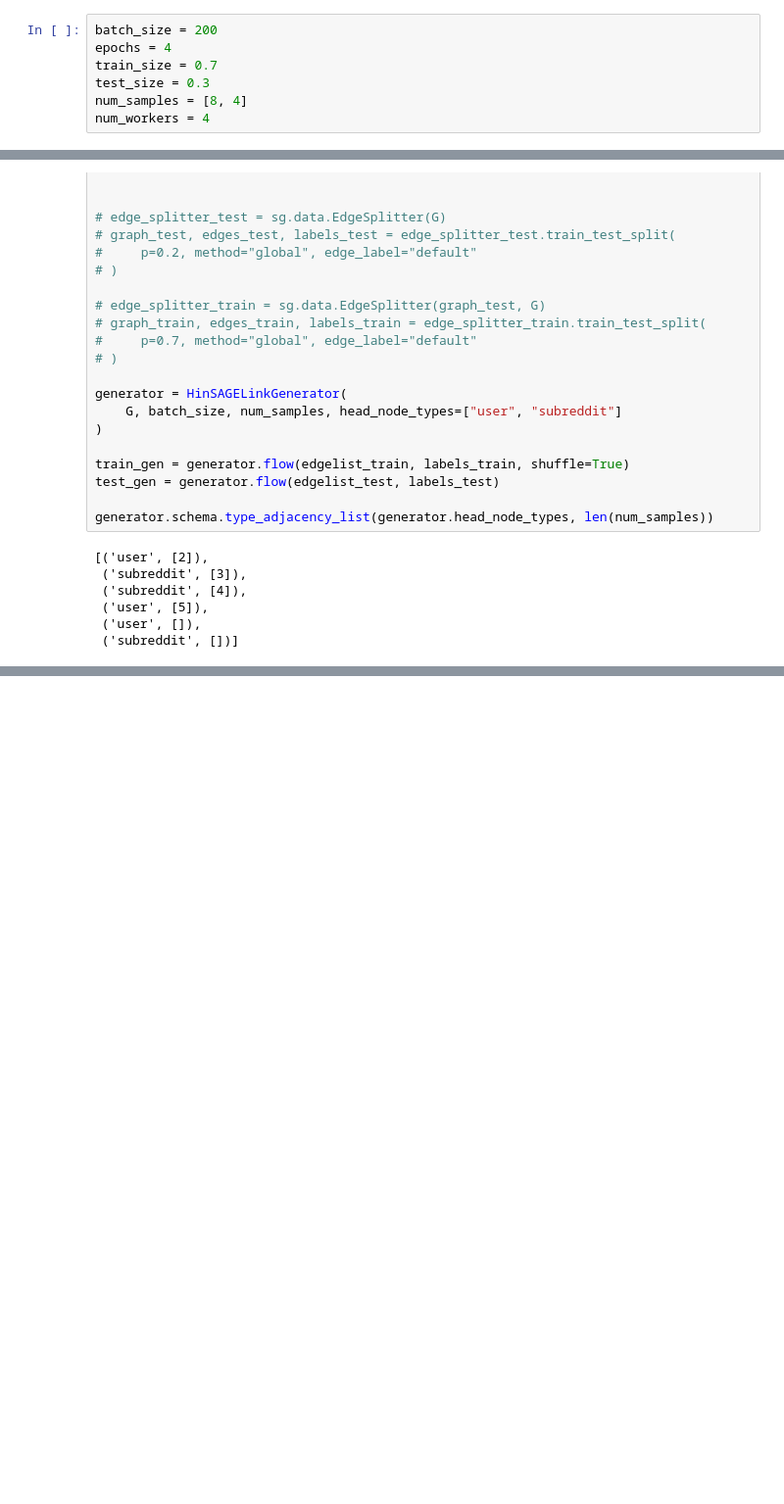
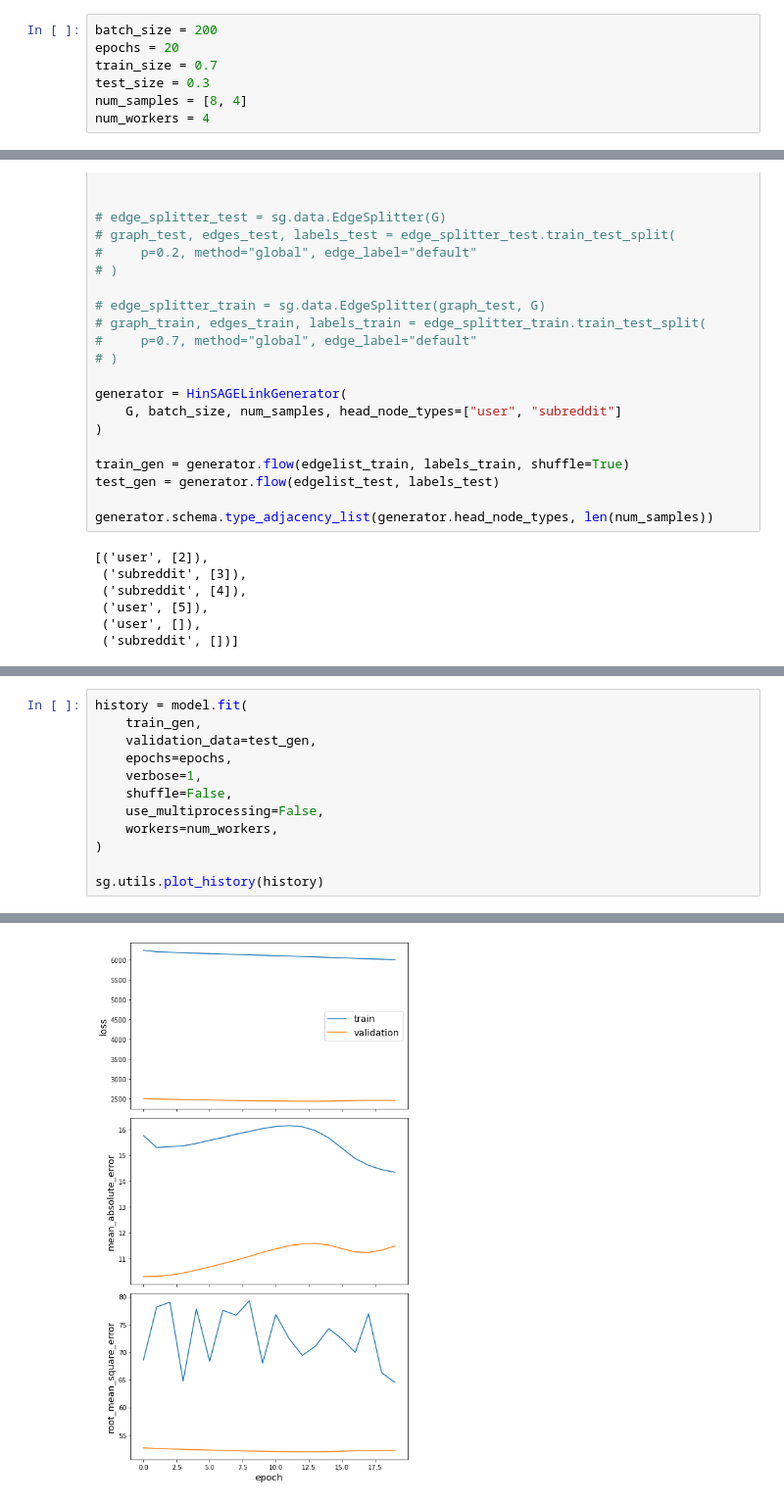
Before and after one commit to yl-miao/Reddit-Recommendation-System, a Jupyter notebook: sg.ipynb, the cells around one changed output, grey strips where cells are left out. Shown: that part at 98% size. Saved outputs shown, nothing was run; the diff lists cells and outputs as text; blank space fills up the shorter version.

```diff
--- a/sg.ipynb
+++ b/sg.ipynb
@@ -47,7 +47,7 @@ sys.path.append(colab_path)
 Mounted at /content/drive
 # %%
 batch_size = 200
-epochs = 4
+epochs = 20
 train_size = 0.7
 test_size = 0.3
 num_samples = [8, 4]
@@ -237,0 +248,13 @@ Epoch 1/4
+# %%
+history = model.fit(
+    train_gen,
+    validation_data=test_gen,
+    epochs=epochs,
+    verbose=1,
+    shuffle=False,
+    use_multiprocessing=False,
+    workers=num_workers,
+)
+
+sg.utils.plot_history(history)
+# %% [output]
@@ -237,0 +278 @@ Epoch 1/4
+[figure, added]
```
Also changed, not shown: parts of 7 cells of this notebook.
